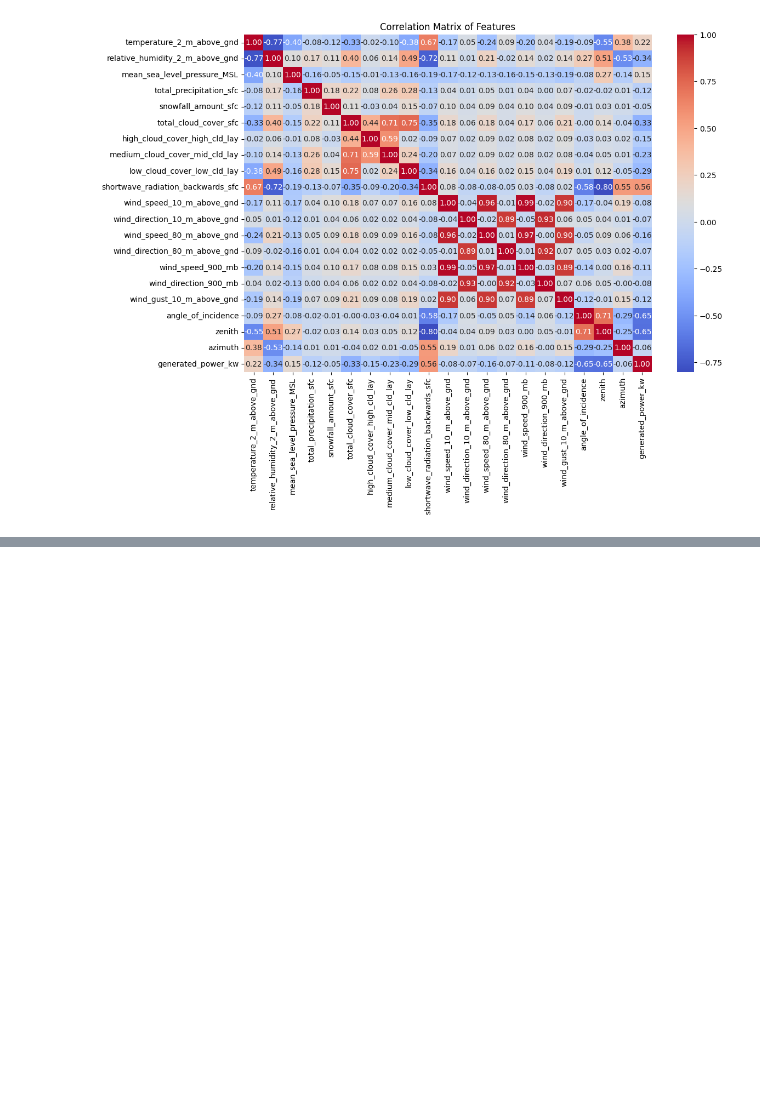
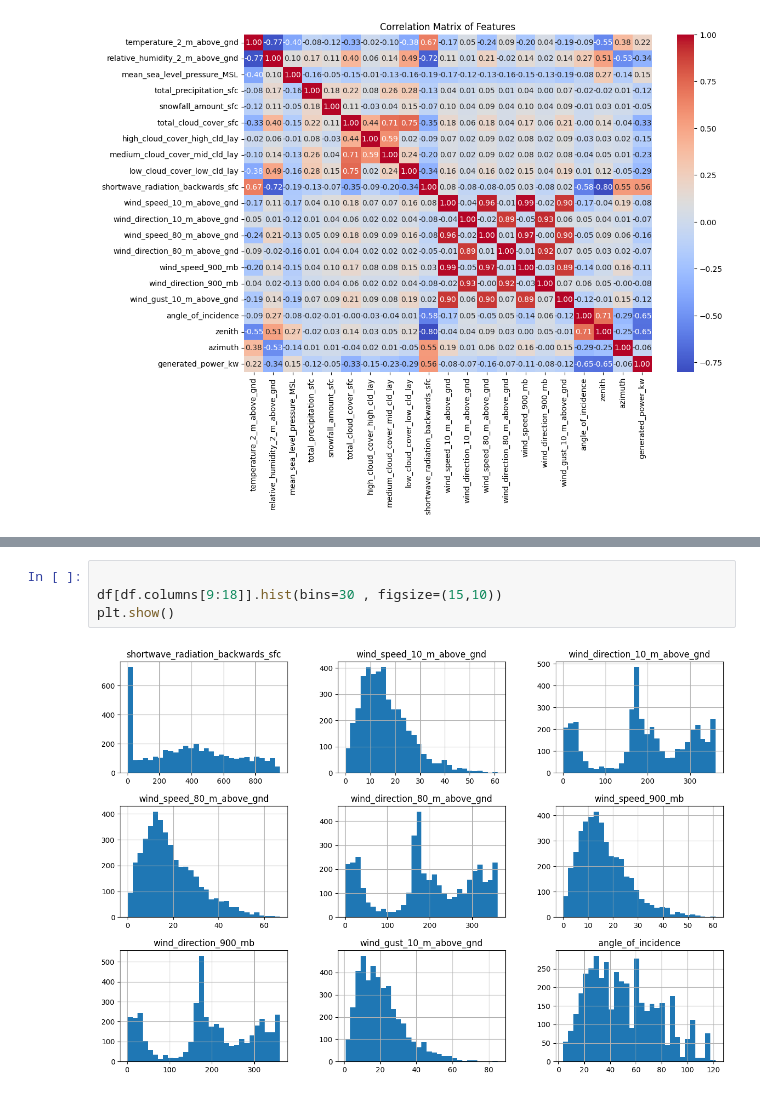
Before and after one commit to shruteazzzz/week-1, a Jupyter notebook: SolarPowerPrediction.ipynb, the cells around one changed output, grey strips where cells are left out. Drawn from its saved outputs; the diff is of its cells as text; blank space fills up the shorter version.

```diff
--- a/SolarPowerPrediction.ipynb
+++ b/SolarPowerPrediction.ipynb
@@ -239,0 +253,6 @@ plt.show()
+# %%
+
+df[df.columns[9:18]].hist(bins=30 , figsize=(15,10))
+plt.show()
+# %% [output]
+[figure, added]
```
Also changed, not shown: parts of 15 cells of this notebook.
